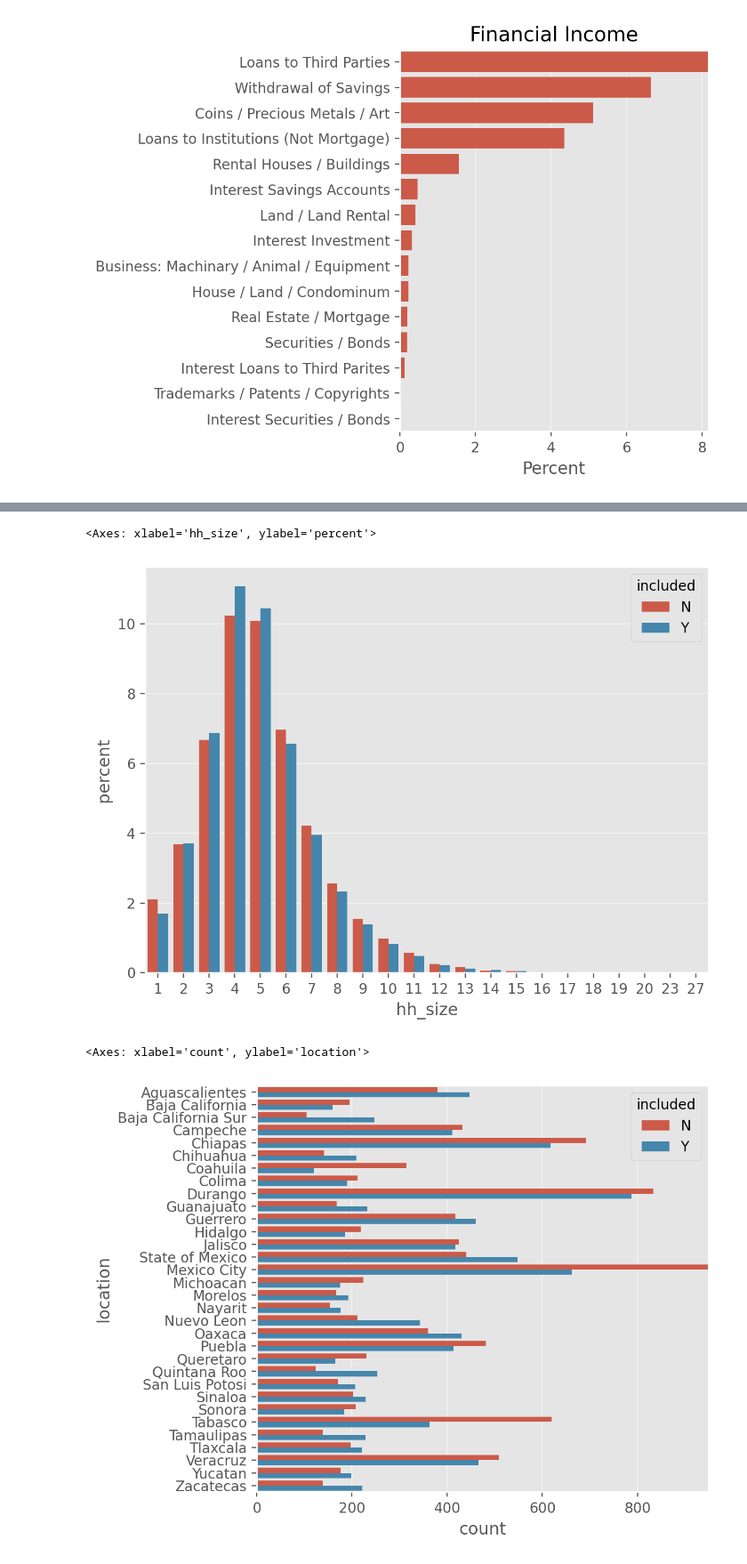
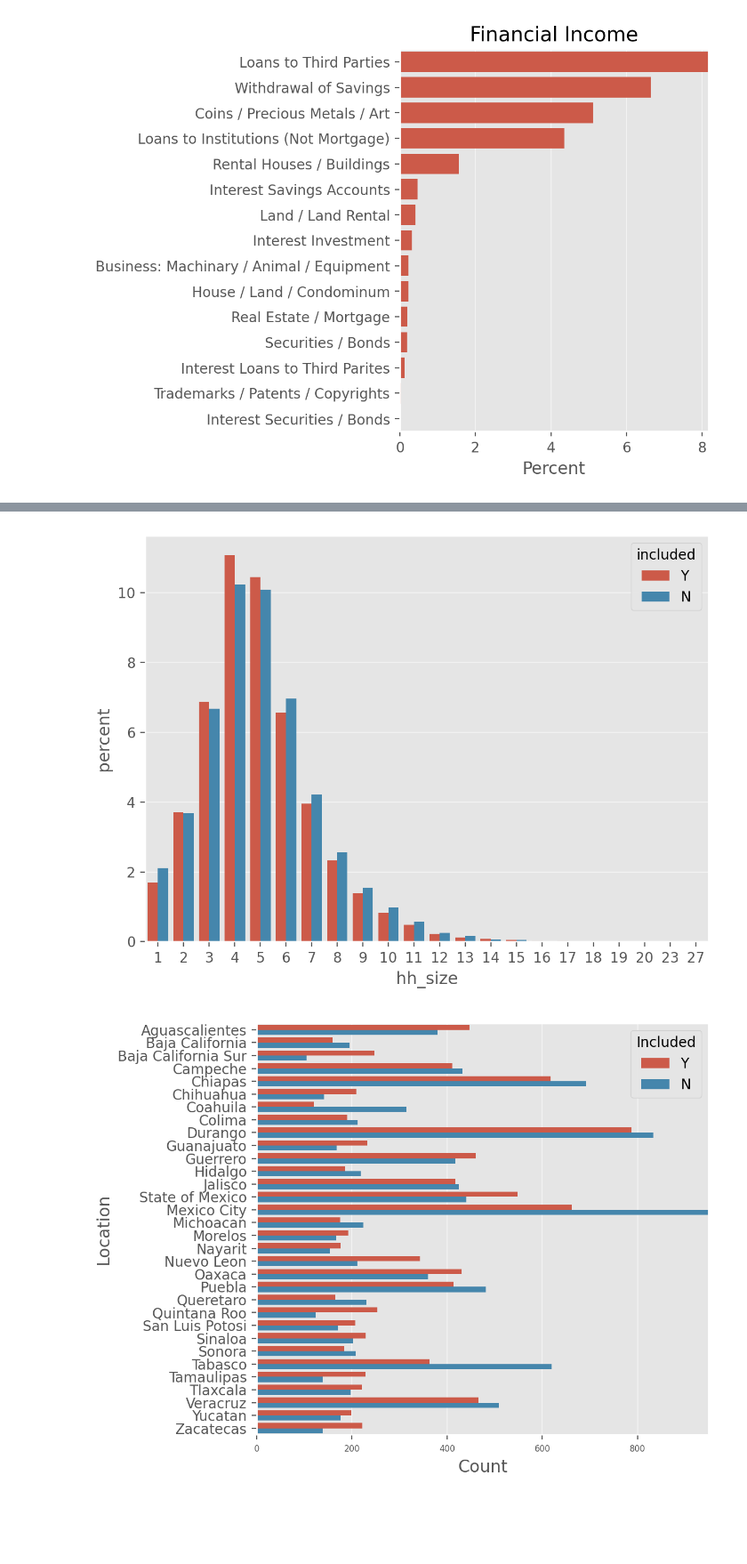
Before and after one commit to mjv2146/household-consumption, a Jupyter notebook: notebooks/03_financial_markets.ipynb, the cells around one changed output, grey strips where cells are left out. Shown at 89% size. Cells and saved outputs as stored; diff of their text form; code cells hidden in the pictures; blank space fills up the shorter version.

```diff
--- a/notebooks/03_financial_markets.ipynb
+++ b/notebooks/03_financial_markets.ipynb
@@ -207,6 +246,7 @@ plt.xlabel('Percent');
 df['included'] = df['has_expense_any'] | df['has_income_any']
 # %%
 df['included'] = df['included'].replace({0:'N', 1:'Y'})
+df['included'] = pd.Categorical(df['included']).reorder_categories(['Y', 'N'])
 # %%
 included_by_decile = (100*pd.crosstab(df.decile, df.included, df.weight, aggfunc='sum', normalize='index')).reset_index()
 included_by_decile = included_by_decile.melt(id_vars='decile', var_name='Included', value_name='Percent')
@@ -280,10 +325,15 @@ ax.set_xlabel('Location Size');
 # %%
 sns.countplot(df, x='hh_size', hue='included', stat='percent')
+ax.legend(title='Included')
+ax.set_ylabel('Percent')
+ax.set_xlabel('Household Size');
 # %% [output]
-<Axes: xlabel='hh_size', ylabel='percent'>
-[figure, old version]
+[figure, new version]
 # %%
-sns.countplot(df, y= 'location', hue='included', orient='h')
+ax = sns.countplot(df, y= 'location', hue='included', orient='h')
+ax.set_xticklabels(ax.get_xticklabels(), fontsize=6);
+ax.set_ylabel('Location')
+ax.set_xlabel('Count')
+ax.legend(title='Included');
 # %% [output]
-<Axes: xlabel='count', ylabel='location'>
-[figure, old version]
+[figure, new version]
```
Also changed, not shown: parts of 36 cells of this notebook, 2 other files.
